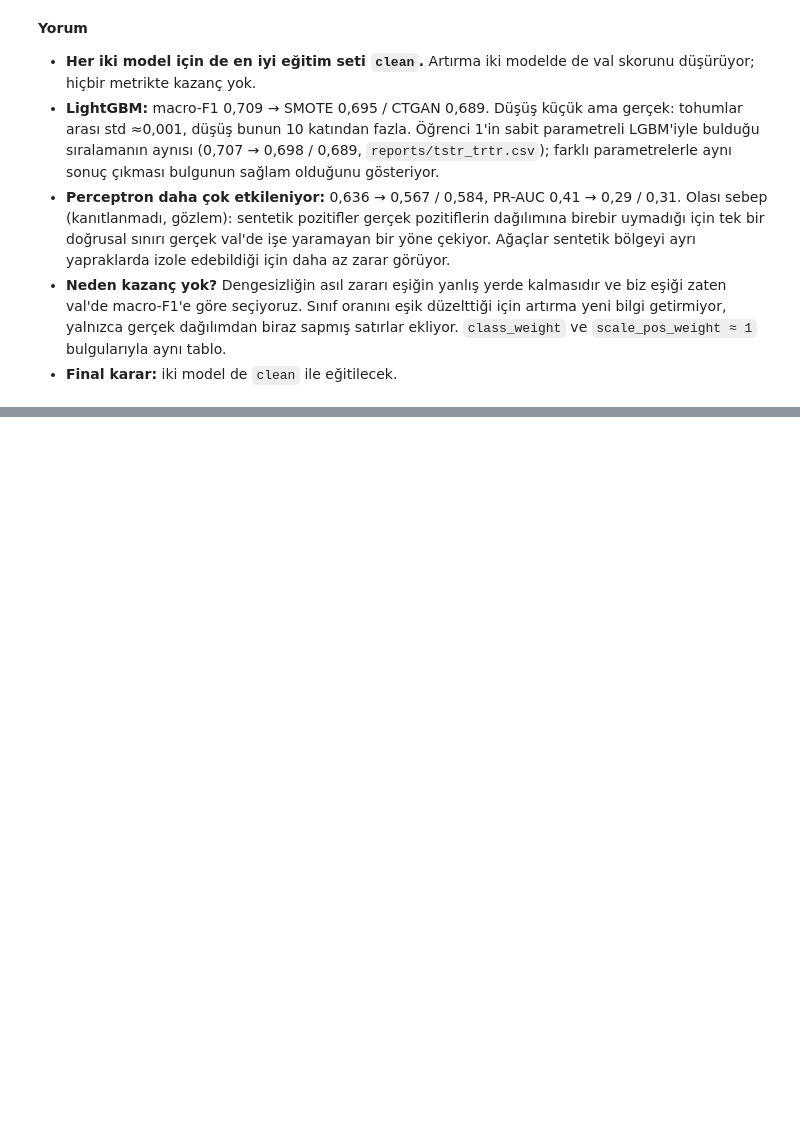
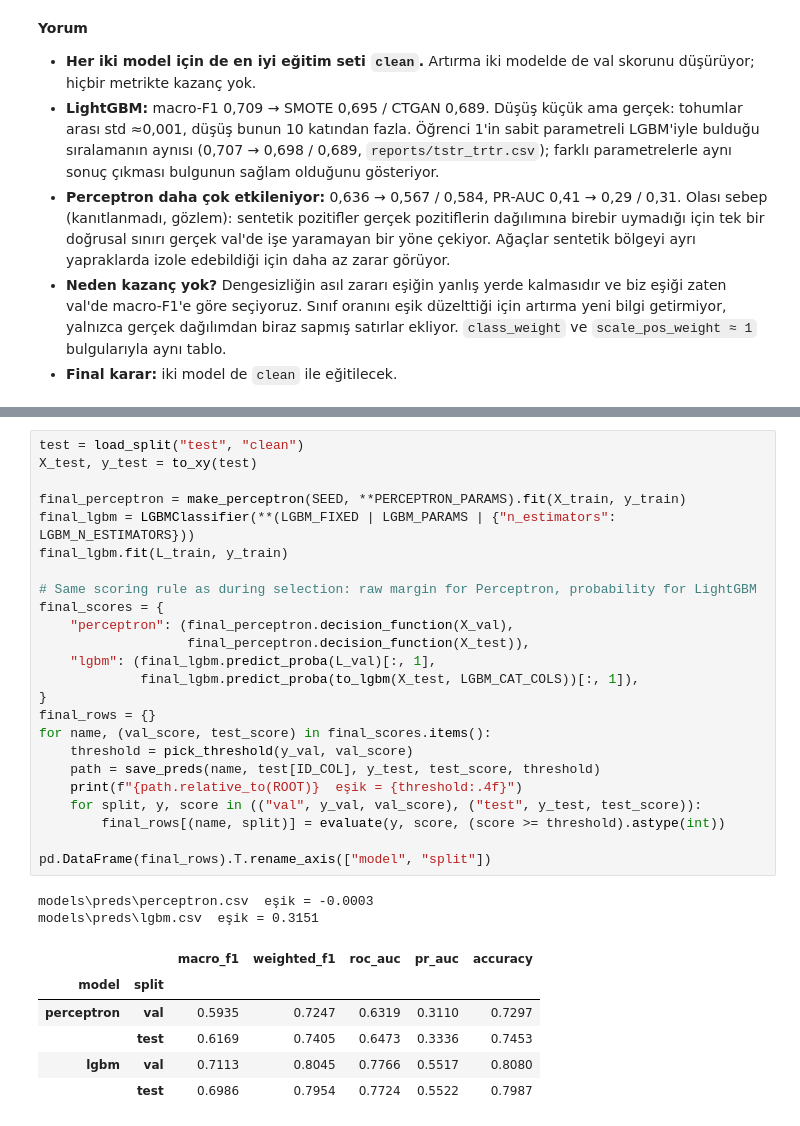
Before and after one commit to KamuranBey00/DataScienceProject, a Jupyter notebook: notebooks/03_perceptron_lgbm.ipynb, the cells around one changed output, grey strips where cells are left out. Saved outputs shown, nothing was run; the diff lists cells and outputs as text; blank space fills up the shorter version.

Commit message:
feat(models): final Perceptron and LightGBM test predictions (CP-C)
Co-Authored-By: Claude Opus 5.5 <noreply@anthropic.com>

```diff
--- a/notebooks/03_perceptron_lgbm.ipynb
+++ b/notebooks/03_perceptron_lgbm.ipynb
@@ -854,0 +868,33 @@ comparison[["macro_f1", "macro_f1_std", "roc_auc", "pr_auc", "accuracy"]]
+# %%
+test = load_split("test", "clean")
+X_test, y_test = to_xy(test)
+
+final_perceptron = make_perceptron(SEED, **PERCEPTRON_PARAMS).fit(X_train, y_train)
+final_lgbm = LGBMClassifier(**(LGBM_FIXED | LGBM_PARAMS | {"n_estimators": LGBM_N_ESTIMATORS}))
+final_lgbm.fit(L_train, y_train)
+
+# Same scoring rule as during selection: raw margin for Perceptron, probability for LightGBM
+final_scores = {
+    "perceptron": (final_perceptron.decision_function(X_val),
+                   final_perceptron.decision_function(X_test)),
+    "lgbm": (final_lgbm.predict_proba(L_val)[:, 1],
+             final_lgbm.predict_proba(to_lgbm(X_test, LGBM_CAT_COLS))[:, 1]),
+}
+final_rows = {}
+for name, (val_score, test_score) in final_scores.items():
+    threshold = pick_threshold(y_val, val_score)
+    path = save_preds(name, test[ID_COL], y_test, test_score, threshold)
+    print(f"{path.relative_to(ROOT)}  eşik = {threshold:.4f}")
+    for split, y, score in (("val", y_val, val_score), ("test", y_test, test_score)):
+        final_rows[(name, split)] = evaluate(y, score, (score >= threshold).astype(int))
+
+pd.DataFrame(final_rows).T.rename_axis(["model", "split"])
+# %% [output]
+models\preds\perceptron.csv  eşik = -0.0003
+models\preds\lgbm.csv  eşik = 0.3151
+|  |  | macro_f1 | weighted_f1 | roc_auc | pr_auc | accuracy |
+| model | split |  |  |  |  |  |
+| perceptron | val | 0.5935 | 0.7247 | 0.6319 | 0.3110 | 0.7297 |
+|  | test | 0.6169 | 0.7405 | 0.6473 | 0.3336 | 0.7453 |
+| lgbm | val | 0.7113 | 0.8045 | 0.7766 | 0.5517 | 0.8080 |
+|  | test | 0.6986 | 0.7954 | 0.7724 | 0.5522 | 0.7987 |
```
Also changed, not shown: parts of 8 cells of this notebook, 3 other files.
